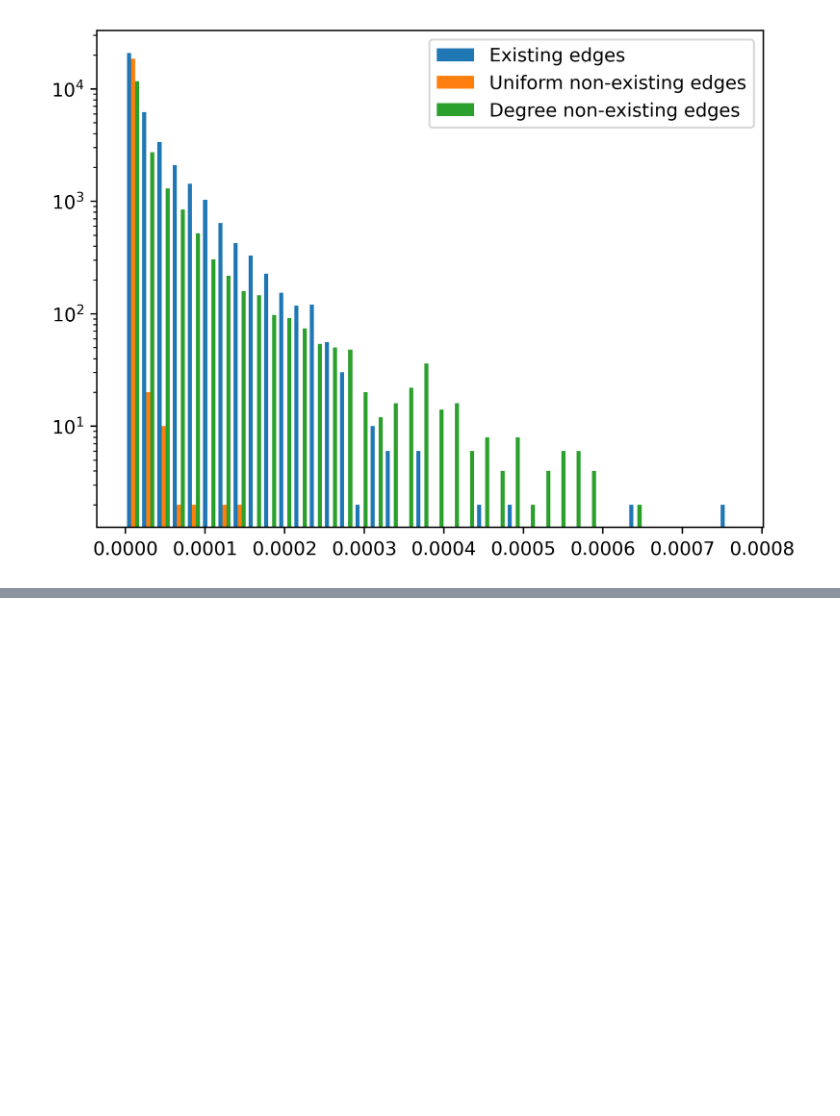
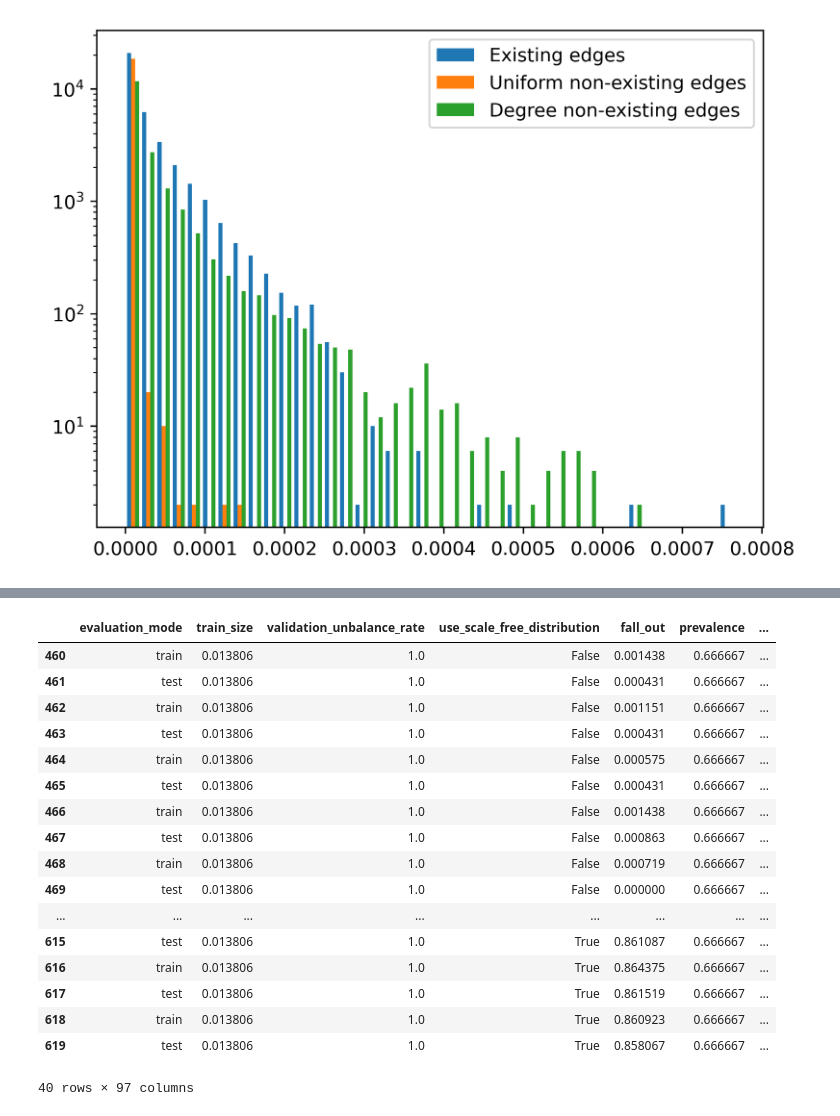
Before and after one commit to justaddcoffee/dans_kg_idg, a Jupyter notebook: dans_kg_idg.ipynb, the cells around one changed output, grey strips where cells are left out. Drawn from its saved outputs; the diff is of its cells as text; code cells hidden in the pictures; blank space fills up the shorter version.

```diff
--- a/dans_kg_idg.ipynb
+++ b/dans_kg_idg.ipynb
@@ -178,3 +175,33 @@ train size: 0.75; validation_use_scale_free: False ModelClass <class 'embiggen.e
+# %%
+from glob import glob
+paths = glob("experiments/Ed*/KGIDG/*gz")
+paths
+import pandas as pd
+df = pd.concat([pd.read_csv(path, index_col=0) for path in paths]).reset_index(drop=True)
+df.to_csv("dans_kg_idg_raw_data.csv")
+gb = ['evaluation_mode', 'use_scale_free_distribution', 'features_names', "('model_parameters', 'use_scale_free_distribution')",  "('features_parameters', 'use_scale_free_distribution')"]
+metrics = ['matthews_correlation_coefficient']
+df = df[df["('model_parameters', 'use_scale_free_distribution')"] == False]
+df[df["features_names"] == "HOPE"]
+# %% [output]
+|  | evaluation_mode | train_size | validation_unbalance_rate | use_scale_free_distribution | fall_out | prevalence | ... |
+| 460 | train | 0.013806 | 1.0 | False | 0.001438 | 0.666667 | ... |
+| 461 | test | 0.013806 | 1.0 | False | 0.000431 | 0.666667 | ... |
+| 462 | train | 0.013806 | 1.0 | False | 0.001151 | 0.666667 | ... |
+| 463 | test | 0.013806 | 1.0 | False | 0.000431 | 0.666667 | ... |
+| 464 | train | 0.013806 | 1.0 | False | 0.000575 | 0.666667 | ... |
+| 465 | test | 0.013806 | 1.0 | False | 0.000431 | 0.666667 | ... |
+| 466 | train | 0.013806 | 1.0 | False | 0.001438 | 0.666667 | ... |
+| 467 | test | 0.013806 | 1.0 | False | 0.000863 | 0.666667 | ... |
+| 468 | train | 0.013806 | 1.0 | False | 0.000719 | 0.666667 | ... |
+| 469 | test | 0.013806 | 1.0 | False | 0.000000 | 0.666667 | ... |
+| ... | ... | ... | ... | ... | ... | ... | ... |
+| 615 | test | 0.013806 | 1.0 | True | 0.861087 | 0.666667 | ... |
+| 616 | train | 0.013806 | 1.0 | True | 0.864375 | 0.666667 | ... |
+| 617 | test | 0.013806 | 1.0 | True | 0.861519 | 0.666667 | ... |
+| 618 | train | 0.013806 | 1.0 | True | 0.860923 | 0.666667 | ... |
+| 619 | test | 0.013806 | 1.0 | True | 0.858067 | 0.666667 | ... |
+40 rows × 97 columns
 # %%
 from glob import glob
 paths = glob("experiments/Ed*/KGIDG/*gz")
```
Also changed, not shown: parts of 4 cells of this notebook, 2 other files.
